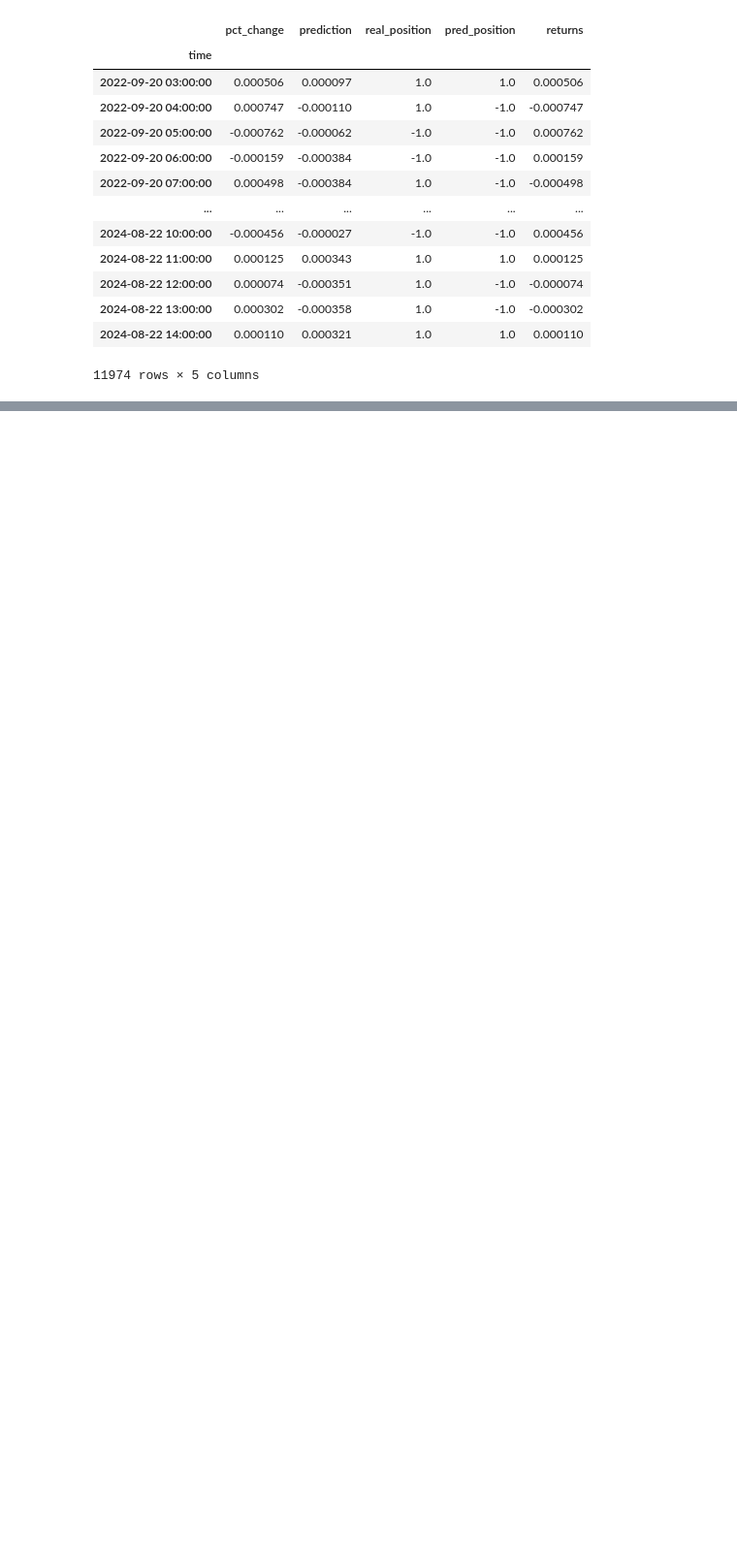
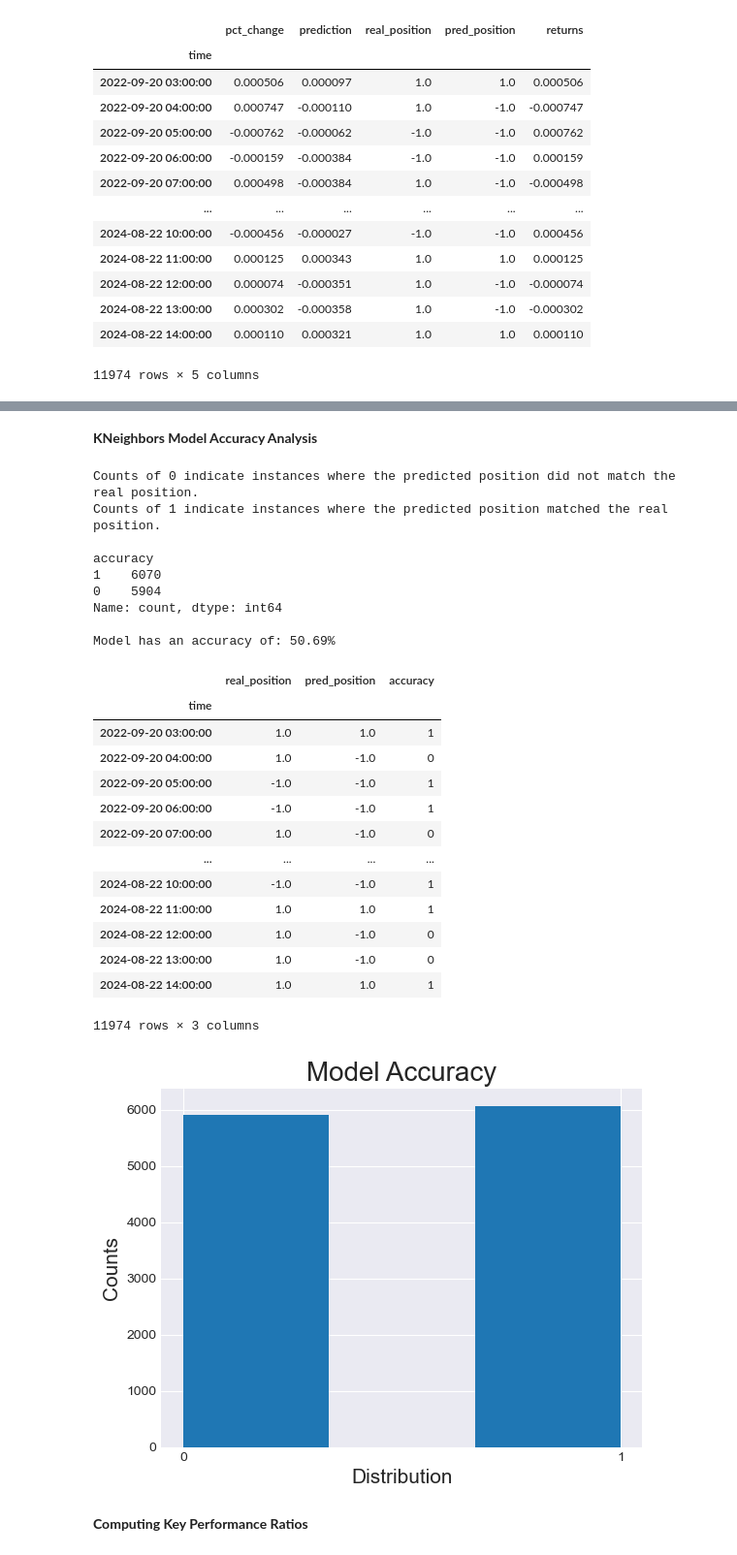
Before and after one commit to YarosInter/Time-Series-Kneighbors-Regressor, a Jupyter notebook: Kneightbors Regressor Model.ipynb, the cells around one changed output, grey strips where cells are left out. Shown: that part at 97% size. Drawn from its saved outputs; the diff is of its cells as text; code cells hidden in the pictures; blank space fills up the shorter version.

```diff
--- a/Kneightbors Regressor Model.ipynb
+++ b/Kneightbors Regressor Model.ipynb
@@ -181,0 +189,32 @@ returns
+# %% [markdown]
+**KNeighbors Model Accuracy Analysis**
+# %%
+# Check the docstring of the "compute_model_accuracy" function from the backtest.py file
+backtest.compute_model_accuracy(returns["real_position"], returns["pred_position"])
+# %% [output]
+Counts of 0 indicate instances where the predicted position did not match the real position.
+Counts of 1 indicate instances where the predicted position matched the real position.
+
+accuracy
+1    6070
+0    5904
+Name: count, dtype: int64
+
+Model has an accuracy of: 50.69%
+|  | real_position | pred_position | accuracy |
+| time |  |  |  |
+| 2022-09-20 03:00:00 | 1.0 | 1.0 | 1 |
+| 2022-09-20 04:00:00 | 1.0 | -1.0 | 0 |
+| 2022-09-20 05:00:00 | -1.0 | -1.0 | 1 |
+| 2022-09-20 06:00:00 | -1.0 | -1.0 | 1 |
+| 2022-09-20 07:00:00 | 1.0 | -1.0 | 0 |
+| ... | ... | ... | ... |
+| 2024-08-22 10:00:00 | -1.0 | -1.0 | 1 |
+| 2024-08-22 11:00:00 | 1.0 | 1.0 | 1 |
+| 2024-08-22 12:00:00 | 1.0 | -1.0 | 0 |
+| 2024-08-22 13:00:00 | 1.0 | -1.0 | 0 |
+| 2024-08-22 14:00:00 | 1.0 | 1.0 | 1 |
+11974 rows × 3 columns
+[figure, added]
+# %% [markdown]
+**Computing Key Performance Ratios**
```
Also changed, not shown: parts of 8 cells of this notebook.
